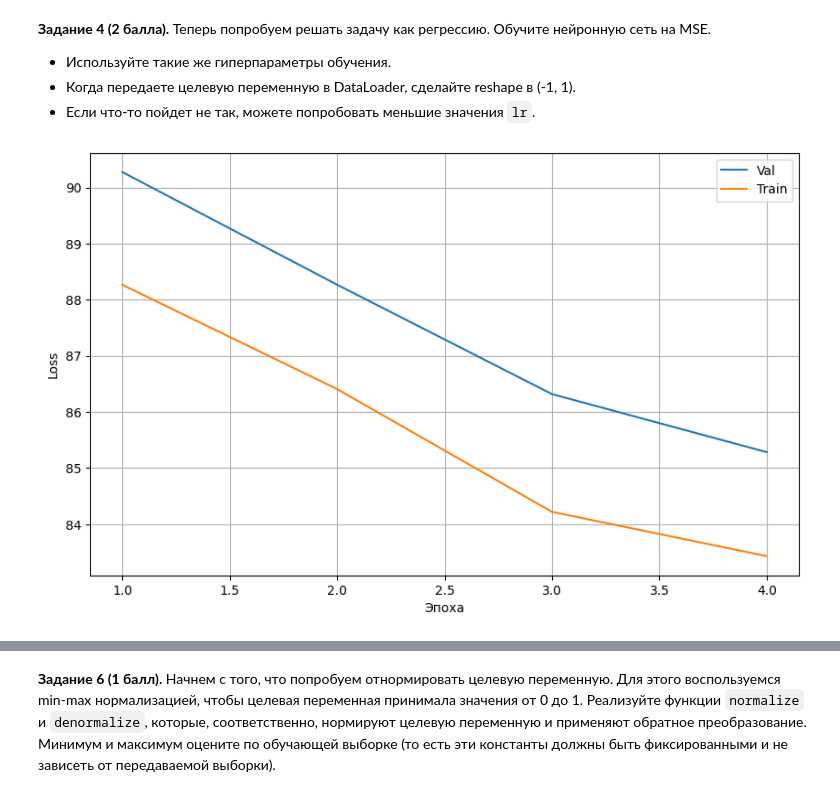
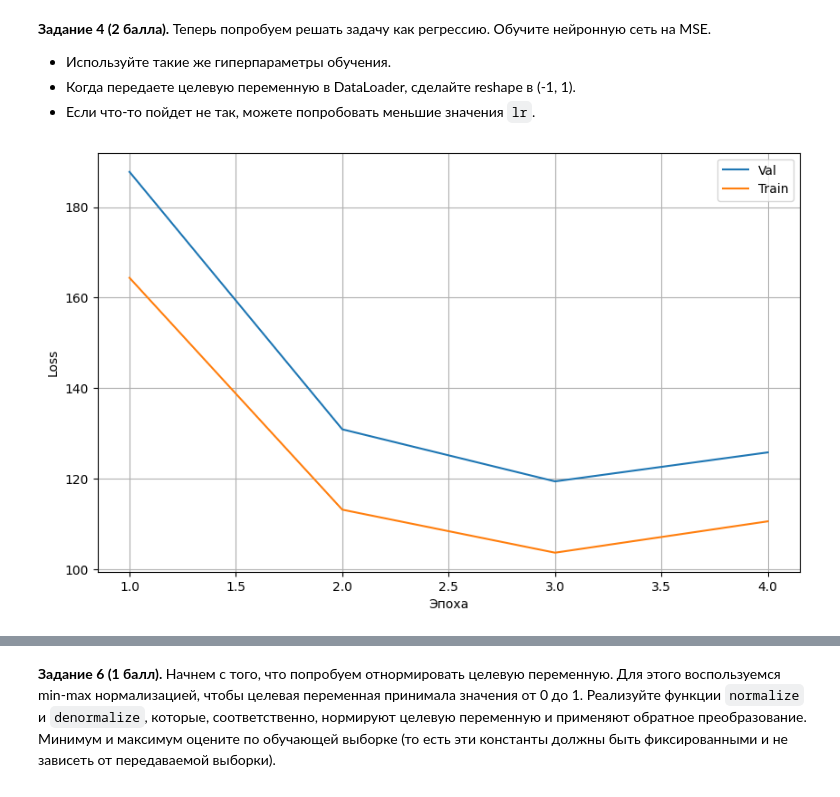
Before and after one commit to Aleksander-23443/iad_dl, a Jupyter notebook: dz1_iad/homework_01.ipynb, the cells around one changed output, grey strips where cells are left out. Saved outputs shown, nothing was run; the diff lists cells and outputs as text; code cells hidden in the pictures.

Commit message:
Check fix random

```diff
--- a/dz1_iad/homework_01.ipynb
+++ b/dz1_iad/homework_01.ipynb
@@ -435,6 +436,7 @@ def predict(model, data_loader, task):
     """
 
     # your code here  =^･ω･^=
+    model.eval()
     predicts = []
     for i, batch in enumerate(data_loader):
         batch_x = batch['sample'].to(device, dtype=torch.float32)
@@ -464,7 +466,7 @@ def train(model, optimizer, criterion, train_loader, val_loader, epochs, task):
     train_errors = []
 
     for epoch in range(epochs):
-        training_epoch(model, optimizer, criterion, train_loader, epoch, task)
+        training_epoch(model, optimizer, criterion, train_loader, epoch+1, task)
         val_err = validation_epoch(model, criterion, val_loader, task)
         train_err = validation_epoch(model, criterion ,train_loader, task)
 
@@ -524,4 +526,17 @@ class RandomDataset(torch.utils.data.Dataset):
         return len(self.x)
 
     def __getitem__(self, idx):
-        return {'sample': torch.tensor(self.x[idx, :], dtype=torch.float), 'target': self.y[idx]}
+        return {'sample':self.x[idx, :], 'target': self.y[idx]}
+# %%
+def make_loader(x, y, shuffle, seed=SEED):
+    generator = torch.Generator()
+    generator.manual_seed(seed)
+
+    return torch.utils.data.DataLoader(
+        RandomDataset(x, y),
+        batch_size=48,
+        shuffle=shuffle,
+        generator=generator,
+        worker_init_fn=seed_worker,
+        num_workers=0
+    )
@@ -603,7 +618,13 @@ data_test = torch.utils.data.DataLoader(RandomDataset(X_test_tensor, y_test_tens
+# %%
+
+data_train = make_loader(X_train_tensor, y_train_tensor, shuffle=True)
+data_val = make_loader(X_val_tensor, y_val_tensor, shuffle=True)
+data_test = make_loader(X_test_tensor, y_test_tensor, shuffle=True)
 # %%
+set_global_seed(SEED)
 reg_net = NetForSongsRegression(X_train_tensor.shape[1]).to(device)
 critetion_reg = nn.MSELoss()
-optimizer_reg = torch.optim.SGD(reg_net.parameters(), lr=0.0003)
+optimizer_reg = torch.optim.SGD(reg_net.parameters(), lr=0.00001)
 train(reg_net, optimizer_reg, critetion_reg, data_train, data_val, 4, task='reg')
 # %% [output]
-[figure, old version]
+[figure, new version]
```
Also changed, not shown: parts of 14 cells of this notebook.
